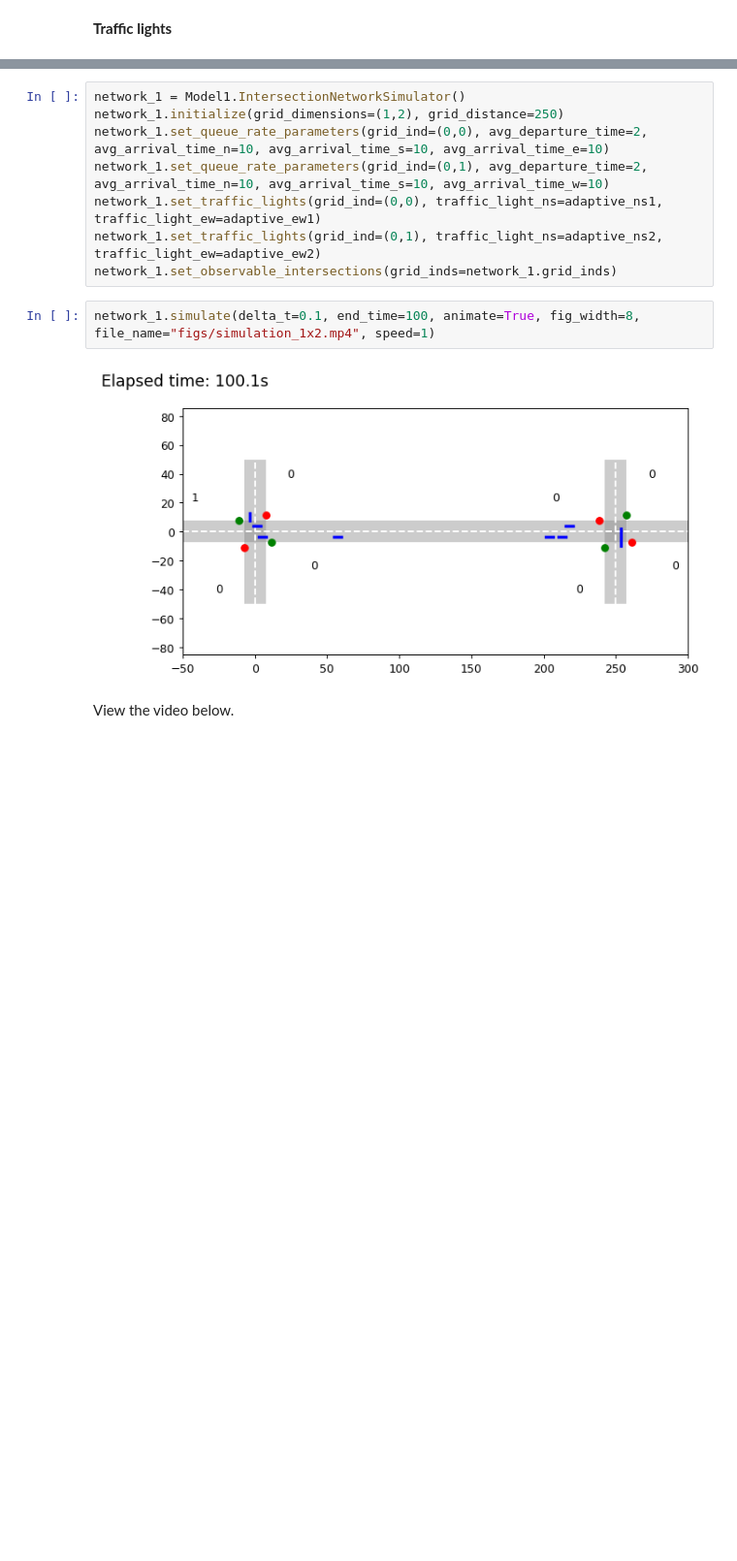
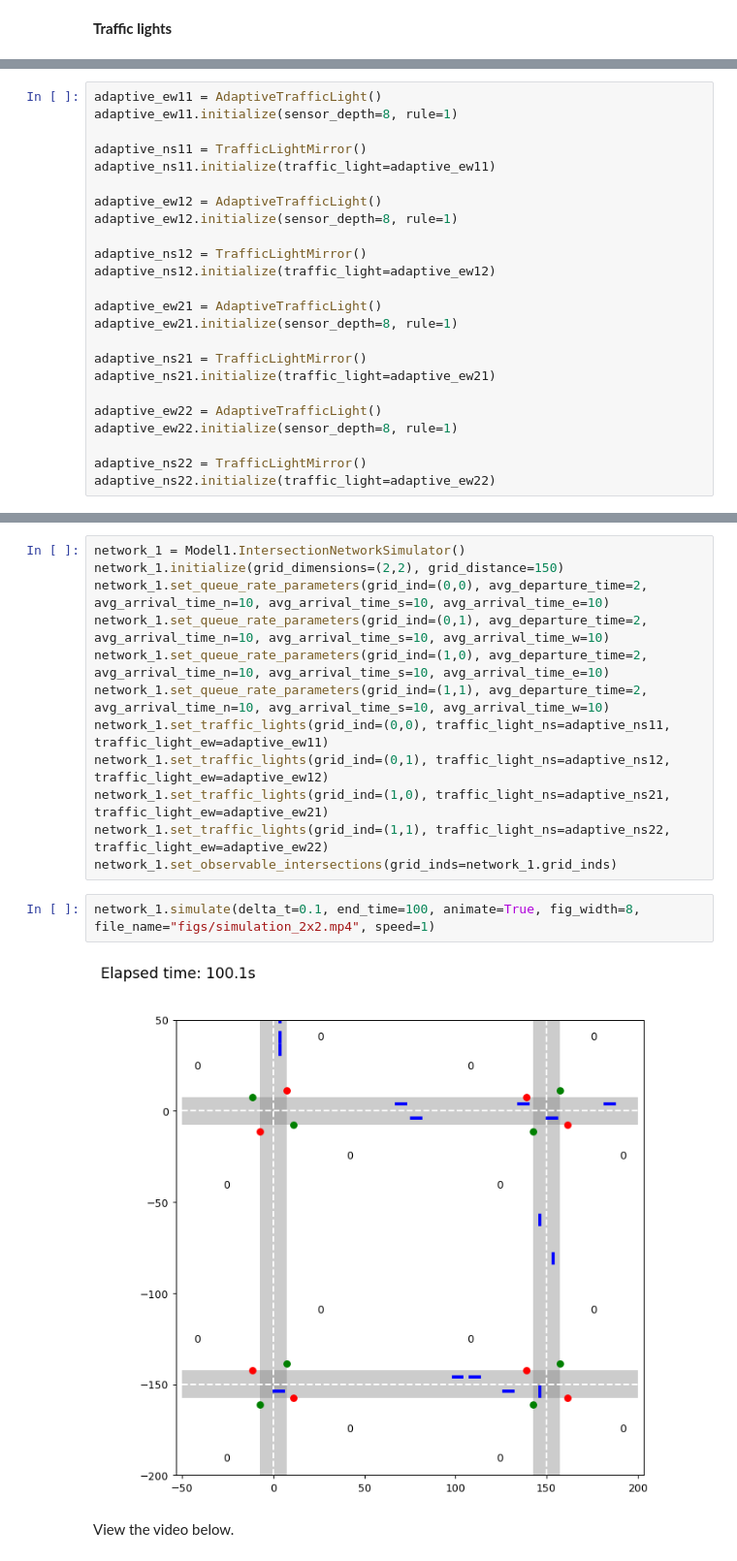
Before and after one commit to KingJohanna/vehicle-traffic-congestion-control, a Jupyter notebook: Simulation_1x2.ipynb, the cells around one changed output, grey strips where cells are left out. Shown at 97% size. Saved outputs shown, nothing was run; the diff lists cells and outputs as text; blank space fills up the shorter version.

```diff
--- a/Simulation_1x2.ipynb
+++ b/Simulation_1x2.ipynb
@@ -48,3 +10,27 @@ NameError: name 'MemoryLessTrafficLightMirror' is not defined
+# %%
+adaptive_ew11 = AdaptiveTrafficLight()
+adaptive_ew11.initialize(sensor_depth=8, rule=1)
+
+adaptive_ns11 = TrafficLightMirror()
+adaptive_ns11.initialize(traffic_light=adaptive_ew11)
+
+adaptive_ew12 = AdaptiveTrafficLight()
+adaptive_ew12.initialize(sensor_depth=8, rule=1)
+
+adaptive_ns12 = TrafficLightMirror()
+adaptive_ns12.initialize(traffic_light=adaptive_ew12)
+
+adaptive_ew21 = AdaptiveTrafficLight()
+adaptive_ew21.initialize(sensor_depth=8, rule=1)
+
+adaptive_ns21 = TrafficLightMirror()
+adaptive_ns21.initialize(traffic_light=adaptive_ew21)
+
+adaptive_ew22 = AdaptiveTrafficLight()
+adaptive_ew22.initialize(sensor_depth=8, rule=1)
+
+adaptive_ns22 = TrafficLightMirror()
+adaptive_ns22.initialize(traffic_light=adaptive_ew22)
 # %% [markdown]
 **Intersection network**
 
@@ -54,15 +40,19 @@ The following intersection network consists of two four-way intersections in a 1
 # %%
 network_1 = Model1.IntersectionNetworkSimulator()
-network_1.initialize(grid_dimensions=(1,2), grid_distance=250)
+network_1.initialize(grid_dimensions=(2,2), grid_distance=150)
 network_1.set_queue_rate_parameters(grid_ind=(0,0), avg_departure_time=2, avg_arrival_time_n=10, avg_arrival_time_s=10, avg_arrival_time_e=10)
 network_1.set_queue_rate_parameters(grid_ind=(0,1), avg_departure_time=2, avg_arrival_time_n=10, avg_arrival_time_s=10, avg_arrival_time_w=10)
-network_1.set_traffic_lights(grid_ind=(0,0), traffic_light_ns=adaptive_ns1, traffic_light_ew=adaptive_ew1)
-network_1.set_traffic_lights(grid_ind=(0,1), traffic_light_ns=adaptive_ns2, traffic_light_ew=adaptive_ew2)
+network_1.set_queue_rate_parameters(grid_ind=(1,0), avg_departure_time=2, avg_arrival_time_n=10, avg_arrival_time_s=10, avg_arrival_time_e=10)
+network_1.set_queue_rate_parameters(grid_ind=(1,1), avg_departure_time=2, avg_arrival_time_n=10, avg_arrival_time_s=10, avg_arrival_time_w=10)
+network_1.set_traffic_lights(grid_ind=(0,0), traffic_light_ns=adaptive_ns11, traffic_light_ew=adaptive_ew11)
+network_1.set_traffic_lights(grid_ind=(0,1), traffic_light_ns=adaptive_ns12, traffic_light_ew=adaptive_ew12)
+network_1.set_traffic_lights(grid_ind=(1,0), traffic_light_ns=adaptive_ns21, traffic_light_ew=adaptive_ew21)
+network_1.set_traffic_lights(grid_ind=(1,1), traffic_light_ns=adaptive_ns22, traffic_light_ew=adaptive_ew22)
 network_1.set_observable_intersections(grid_inds=network_1.grid_inds)
 # %%
-network_1.simulate(delta_t=0.1, end_time=100, animate=True, fig_width=8, file_name="figs/simulation_1x2.mp4", speed=1)
+network_1.simulate(delta_t=0.1, end_time=100, animate=True, fig_width=8, file_name="figs/simulation_2x2.mp4", speed=1)
 # %% [output]
-[figure, old version]
+[figure, new version]
 # %% [markdown]
 View the video below.
 # %%
```
Also changed, not shown: parts of 15 cells of this notebook, 10 other files.
